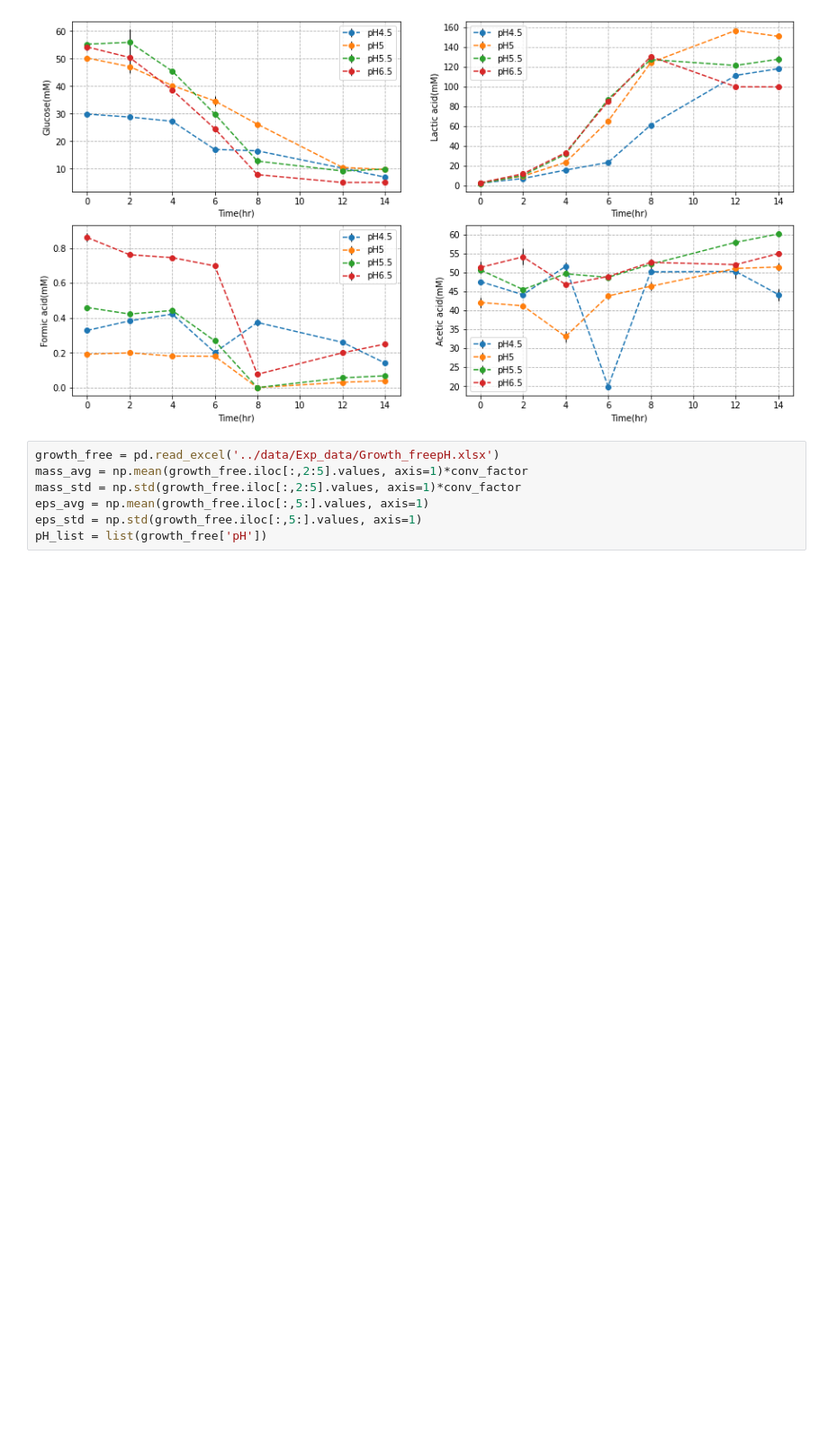
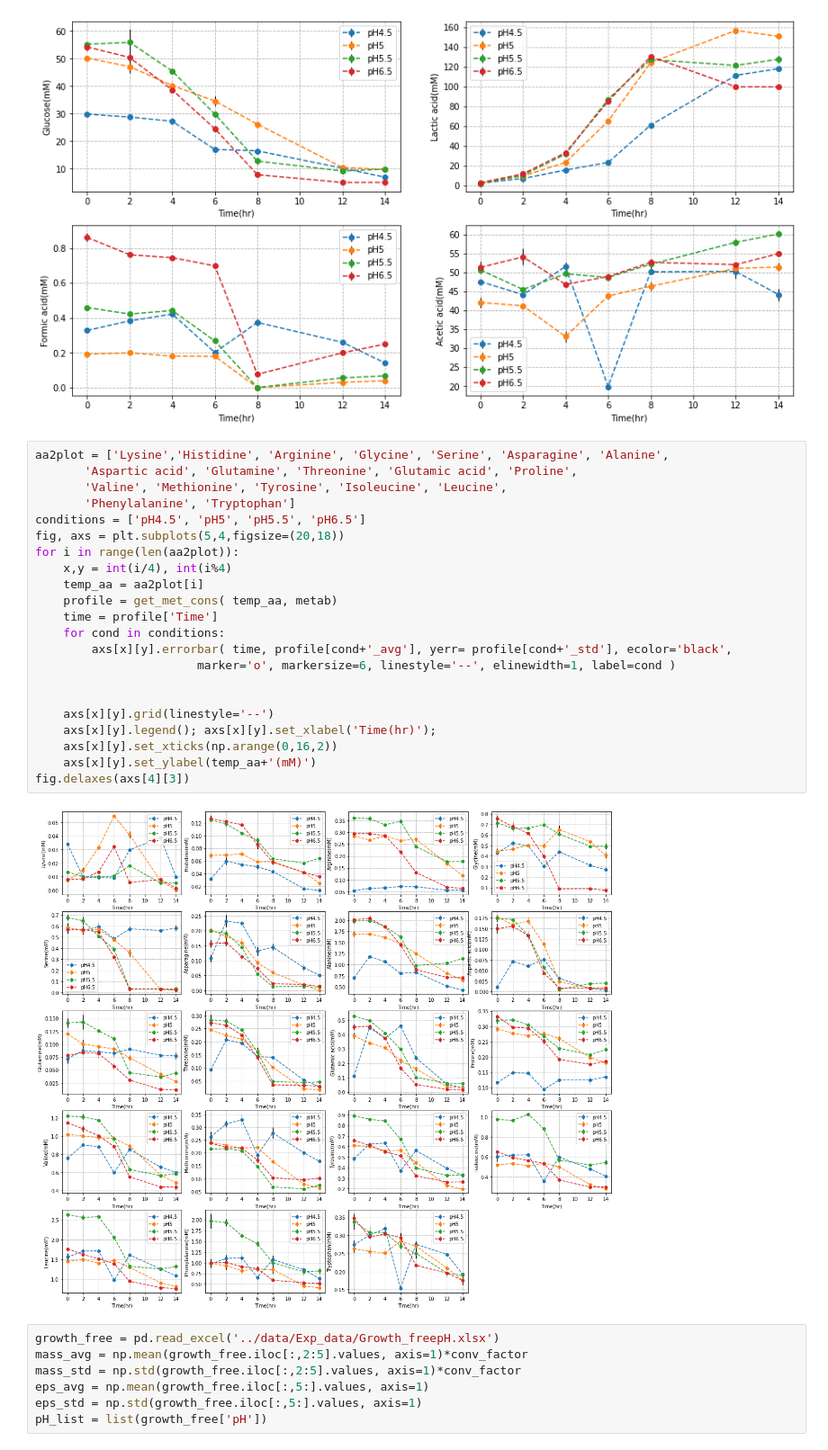
Before and after one commit to SizheQiu/LbPtEPS, a Jupyter notebook: workflow/Metabolomics.ipynb, the cells around one changed output. Shown at 90% size. Cells and saved outputs as stored; diff of their text form; blank space fills up the shorter version.

```diff
--- a/workflow/Metabolomics.ipynb
+++ b/workflow/Metabolomics.ipynb
@@ -117,6 +117,30 @@ for i in range(len(met_plots)):
 # plt.savefig('../../../../EPS_LP/Figures/ex_mets.svg',format='svg',dpi=150)
 # %% [output]
 [figure]
+# %%
+aa2plot = ['Lysine','Histidine', 'Arginine', 'Glycine', 'Serine', 'Asparagine', 'Alanine',
+       'Aspartic acid', 'Glutamine', 'Threonine', 'Glutamic acid', 'Proline',
+       'Valine', 'Methionine', 'Tyrosine', 'Isoleucine', 'Leucine',
+       'Phenylalanine', 'Tryptophan']
+conditions = ['pH4.5', 'pH5', 'pH5.5', 'pH6.5']
+fig, axs = plt.subplots(5,4,figsize=(20,18))
+for i in range(len(aa2plot)):
+    x,y = int(i/4), int(i%4)
+    temp_aa = aa2plot[i]
+    profile = get_met_cons( temp_aa, metab)
+    time = profile['Time']
+    for cond in conditions:
+        axs[x][y].errorbar( time, profile[cond+'_avg'], yerr= profile[cond+'_std'], ecolor='black',
+                       marker='o', markersize=6, linestyle='--', elinewidth=1, label=cond )
+
+
+    axs[x][y].grid(linestyle='--')
+    axs[x][y].legend(); axs[x][y].set_xlabel('Time(hr)');
+    axs[x][y].set_xticks(np.arange(0,16,2))
+    axs[x][y].set_ylabel(temp_aa+'(mM)')
+fig.delaxes(axs[4][3])
+# %% [output]
+[figure, added]
 # %%
 growth_free = pd.read_excel('../data/Exp_data/Growth_freepH.xlsx')
 mass_avg = np.mean(growth_free.iloc[:,2:5].values, axis=1)*conv_factor
```
Also changed, not shown: parts of 1 cell of this notebook, 2 other files.
